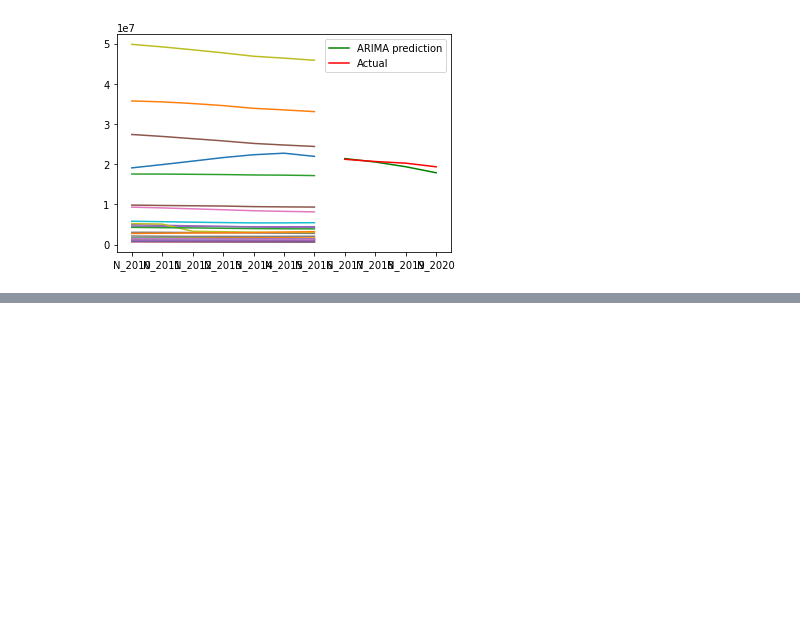
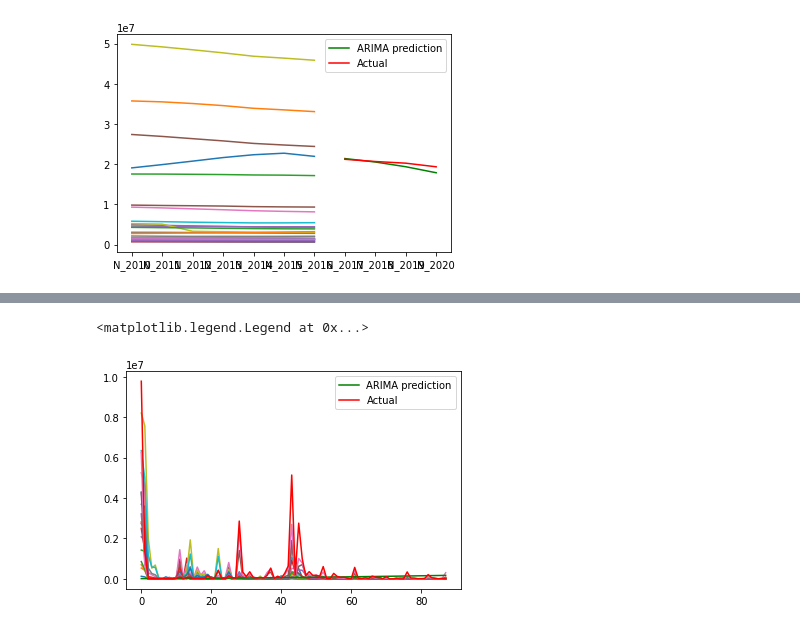
Before and after one commit to ljstaib/cs506-finalProject, a Jupyter notebook: Deliverable-5/Prediction.ipynb, the cells around one changed output, grey strips where cells are left out. Drawn from its saved outputs; the diff is of its cells as text; code cells hidden in the pictures; blank space fills up the shorter version.

```diff
--- a/Deliverable-5/Prediction.ipynb
+++ b/Deliverable-5/Prediction.ipynb
@@ -724,0 +769,2 @@ plt.legend()
+# %%
+df_1990 = test['1990 to 1999']
@@ -724,0 +789,10 @@ plt.legend()
+# %%
+# See how ARIMA model predicts
+plt.plot(train)
+plt.plot(y_pred_out, color='green', label = 'ARIMA prediction')
+
+plt.plot(df_1990, color='red', label = 'Actual')
+plt.legend()
+# %% [output]
+<matplotlib.legend.Legend at 0x...>
+[figure, added]
```
Also changed, not shown: parts of 5 cells of this notebook.
